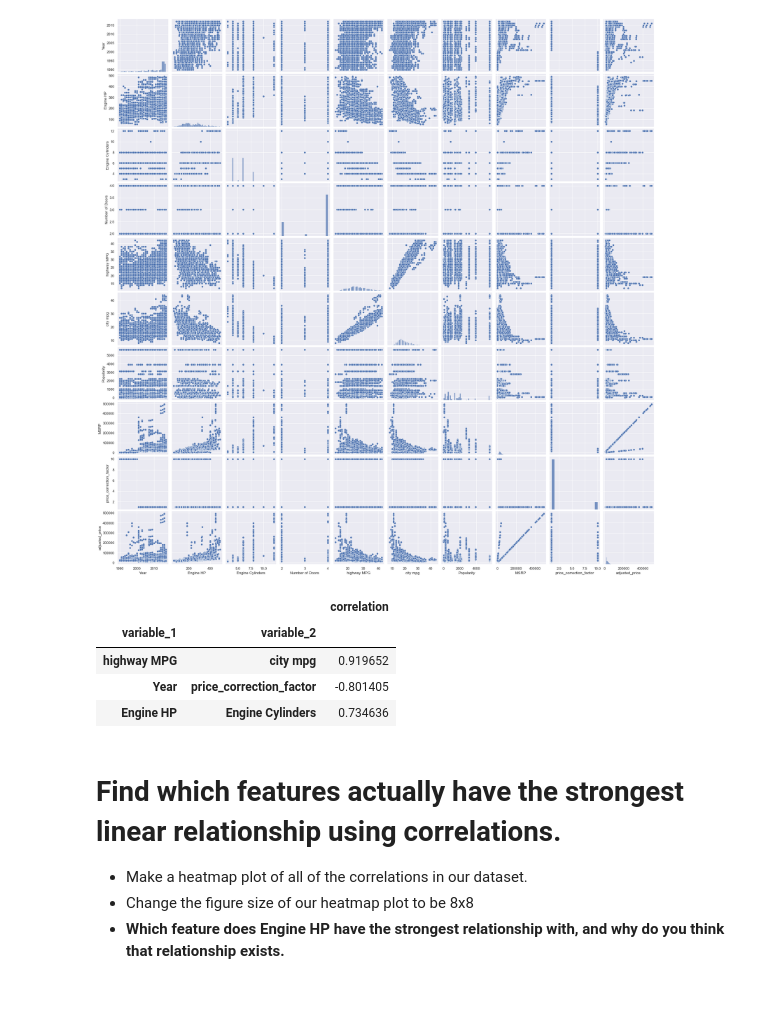
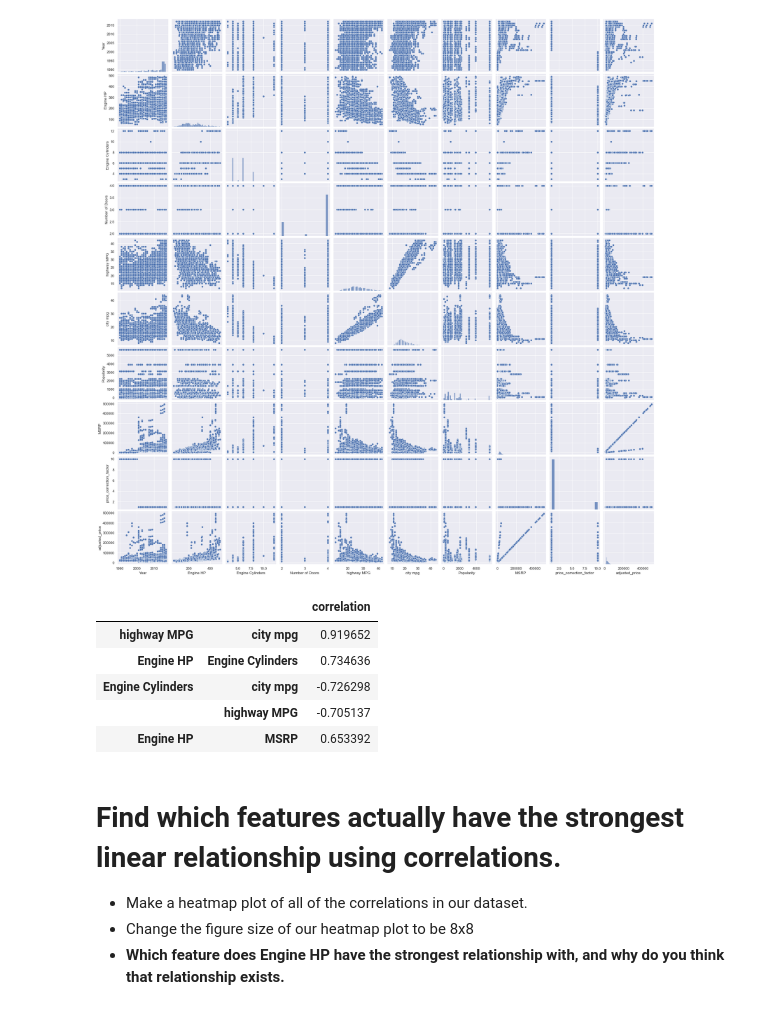
Before and after one commit to LiKenun/2021-fall-data-science, a Jupyter notebook: Week-02-EDA/Exercise-EDA.ipynb, the cells around one changed output. Cells and saved outputs as stored; diff of their text form; code cells hidden in the pictures.

Commit message:
Generalized data frame index filtering code with map/reduction in week 2 homework

```diff
--- a/Week-02-EDA/Exercise-EDA.ipynb
+++ b/Week-02-EDA/Exercise-EDA.ipynb
@@ -325,34 +326,41 @@ Engine HP appears to be inversely correlated to highway MPG; the greater the hig
 sns.pairplot(df);
 # %% [output]
 [figure]
-# %%
-# * Which variables look like they have the strongest linear relationship (Besides MSRP and adjusted_price).
-
-def correlations(df):
-    variable_column_names = ['variable_1', 'variable_2'] # Labels for the variables being correlated
-    columns = df.select_dtypes(np.number) \
-                .items()
-    column_pairs = combinations(columns, 2) # Unique pairs of columns without repeats
-    results = ([label1, label2, series1.corr(series2)]  # Column labels and correlations
-               for (label1, series1), (label2, series2) # from tuples of labels and series
-               in column_pairs)
-    return pd.DataFrame(columns=variable_column_names + ['correlation'],
-                        data=results) \
-             .set_index(variable_column_names) \
-             .sort_values(by='correlation',     # Correlations sorted by
-                          key=pd.DataFrame.abs, # their absolute values
-                          ascending=False)      # in descending order
-
-df.pipe(correlations) \
-  .query('(variable_1 != "MSRP" or variable_2 != "adjusted_price") and '
-         '(variable_1 != "adjusted_price" or variable_2 != "MSRP")') \
-  .head(3)
-# %% [output]
-|  |  | correlation |
-| variable_1 | variable_2 |  |
-| highway MPG | city mpg | 0.919652 |
-| Year | price_correction_factor | -0.801405 |
-| Engine HP | Engine Cylinders | 0.734636 |
+# %%
+# * Which variables look like they have the strongest linear relationship (Besides MSRP and adjusted_price).
+
+def compute_correlations(df):
+    name_series_pairs = df.select_dtypes(np.number) \
+                          .items() # All the numeric columns’ names and a reference to their series
+    index, series = zip(*starmap(zip, combinations(name_series_pairs, 2))) # Pairs of column names and series as separate sequences
+    return pd.Series(starmap(pd.Series.corr, series), # The correlations of the series
+                     pd.MultiIndex.from_tuples(index)) \
+             .sort_values(key=pd.Series.abs, # Sorted by absolute values
+                          ascending=False) \
+             .to_frame('correlation')
+
+def filter_out_indices(df, *match_values): # Filters for (idxA != val1A | idxB != val1B | ...) & (idxA != val2A | idxB != val2B | ...) & ...
+    condition = reduce(and_, # Combines sub-conditions with & operator
+                       (reduce(or_, # Combines sub-conditions with | operator
+                               (df.index.get_level_values(index) != value
+                                for index, value
+                                in enumerate(criterion))) # Criterion values with matching index indices
+                        for criterion
+                        in chain.from_iterable(map(permutations, match_values)))) # Additional permutations of the provided match values
+    return df[condition]
+
+df.pipe(compute_correlations) \
+  .pipe(filter_out_indices,
+        ('MSRP', 'adjusted_price'),
+        ('Year', 'price_correction_factor')) \
+  .head()
+# %% [output]
+|  |  | correlation |
+| highway MPG | city mpg | 0.919652 |
+| Engine HP | Engine Cylinders | 0.734636 |
+| Engine Cylinders | city mpg | -0.726298 |
+|  | highway MPG | -0.705137 |
+| Engine HP | MSRP | 0.653392 |
 # %% [markdown]
 # Find which features actually have the strongest linear relationship using correlations.
 * Make a heatmap plot of all of the correlations in our dataset.
```
Also changed, not shown: parts of 2 cells of this notebook.
